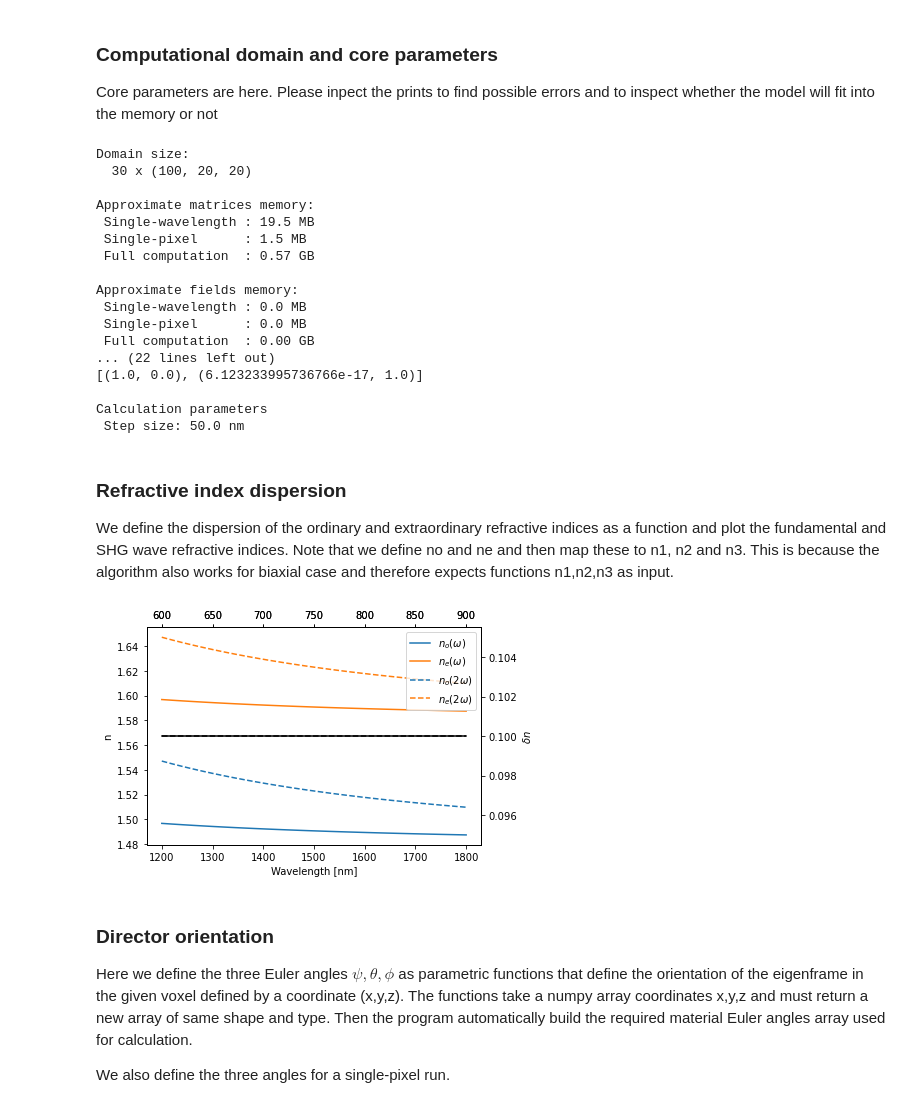
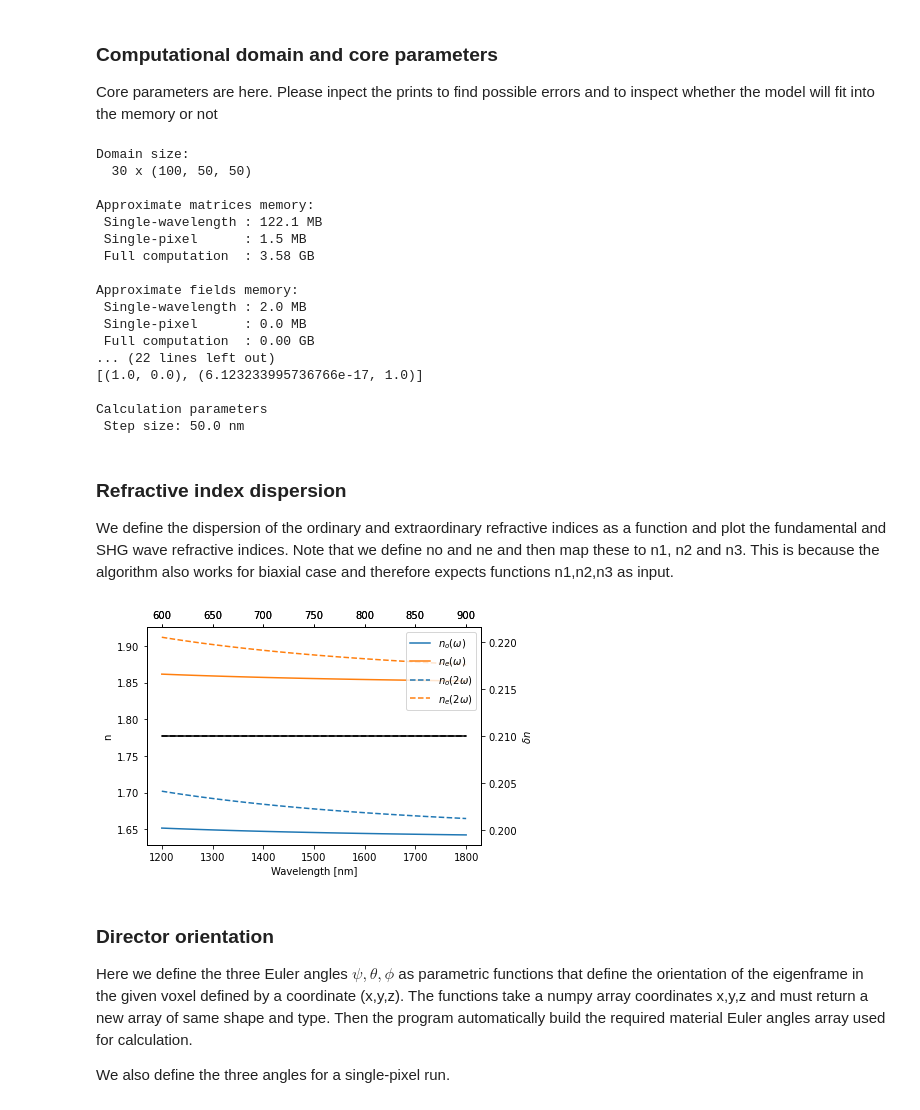
Before and after one commit to andrej5elin/dtmm2, a Jupyter notebook: examples/shg/shg.ipynb, the cells around one changed output. Saved outputs shown, nothing was run; the diff lists cells and outputs as text; code cells hidden in the pictures.

```diff
--- a/examples/shg/shg.ipynb
+++ b/examples/shg/shg.ipynb
@@ -103,7 +103,7 @@ set_analysis_mode('image') #'image' , 'wavelength' or 'full'
 dtmm2.conf.set_verbose(2) # for progress bar
 # data sampling shape, choose wisely
 
-SHAPE = (100,20,20) # data shape (n layers, n pixels height, n pixels width)
+SHAPE = (100,50,50) # data shape (n layers, n pixels height, n pixels width)
 # which polarization states of input light we compute for.
 POLARIZATIONS = [(np.cos(p), np.sin(p)) for p in [0, np.pi/2]]
 # wavelength used for single-wavelength calculation
@@ -123,7 +123,7 @@ BETAS = [BETA]*len(WAVELENGTHS)
 # wave phi parameter for each of the waves of the multi-wavelength calculation.
 PHIS = [PHI]*len(WAVELENGTHS)
 
-D33 = 5.6e-12
+D33 = 5.6e-12*20
 
 # the chi2 tensor
 CHI2 = chi2array(d33 = D33, d13 = 0)
@@ -135,7 +135,7 @@ HEIGHT = 100. # microns
 
 
 # cover/substrate glass refractive index
-NCOVER = 1.75
+NCOVER = 1.5
 
 # !!!!!!!!!!!!!!!!!!!!!!!!!!!!!!!!!!!!!!!!!!!!!!
 # STOP! Computed constants, Do not set manually!
@@ -211,15 +211,15 @@ def print_model_info():
 print_model_info()
 # %% [output]
 Domain size:
-  30 x (100, 20, 20)
+  30 x (100, 50, 50)
 
 Approximate matrices memory:
- Single-wavelength : 19.5 MB
+ Single-wavelength : 122.1 MB
  Single-pixel      : 1.5 MB
- Full computation  : 0.57 GB
+ Full computation  : 3.58 GB
 
 Approximate fields memory:
- Single-wavelength : 0.0 MB
+ Single-wavelength : 2.0 MB
  Single-pixel      : 0.0 MB
  Full computation  : 0.00 GB
 ... (22 lines left out)
@@ -243,6 +243,15 @@ def ne(wavelength):
 
 def no(wavelength):
     return 1.48 + 24151/(wavelength**2)
+
+def ne(wavelength):
+    #return 1.65858 + 10256/(wavelength**2) #for M5
+    return 1.8447 + 24151/(wavelength**2)
+
+def no(wavelength):
+    #return 1.47 + 0/(wavelength**2) #for M5
+    return 1.6347 + 24151/(wavelength**2)
+
 
 # we actualy use n1, n2, n3 functions, so we need to map no and ne
 n1 = no
@@ -250,34 +259,34 @@ n2 = no
 n3 = ne
 
 # plot for visual inspection
 
 fix, ax1 = plt.subplots(1)
 axd1 = ax1.twinx()
 
 plt.ylabel(r'$\delta n$')
 ax2 = ax1.twiny()
 axd2 = axd1.twiny()
 
 l1 = ax1.plot(WAVELENGTHS, no(WAVELENGTHS), label = '$n_o(\omega)$')
 l2 = ax1.plot(WAVELENGTHS, ne(WAVELENGTHS), label = '$n_e(\omega)$')
 
 ax1.set_xlabel('Wavelength [nm]')
 ax1.set_ylabel('n')
 
 axd1.plot(WAVELENGTHS, ne(WAVELENGTHS) - no(WAVELENGTHS), 'k', label =r'$\delta n$')
 
 l3 = ax2.plot(WAVELENGTHS/2, no(WAVELENGTHS/2), '--', label = '$n_o(2\omega)$')
 l4 = ax2.plot(WAVELENGTHS/2, ne(WAVELENGTHS/2), '--',label = '$n_e(2\omega)$')
 
 axd2.plot(WAVELENGTHS/2, ne(WAVELENGTHS/2) - no(WAVELENGTHS/2), 'k--')
 
 
 ls = l1 + l2 + l3 + l4
 lbls = [l.get_label() for l in ls]
 plt.legend(ls, lbls)
 plt.show()
 # %% [output]
-[figure, old version]
+[figure, new version]
 # %% [markdown]
 ### Director orientation
 
```
Also changed, not shown: parts of 4 cells of this notebook, 6 other files.
